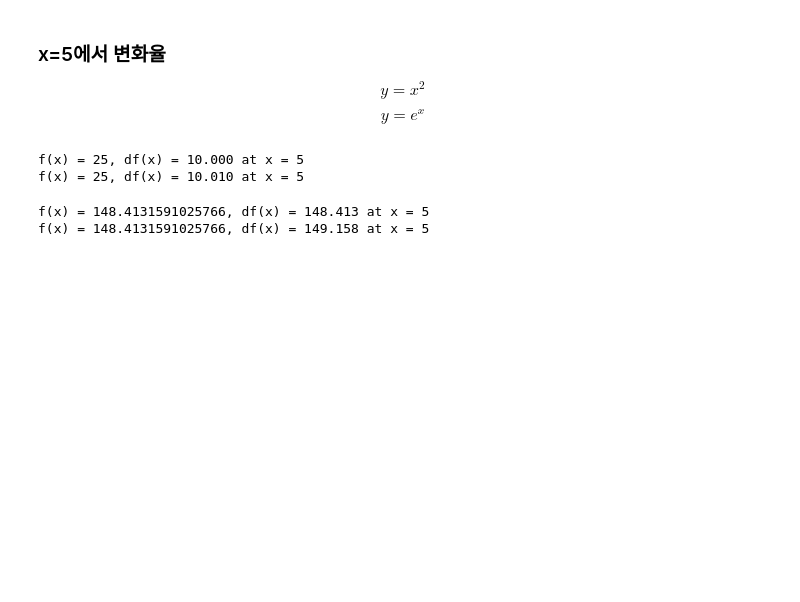
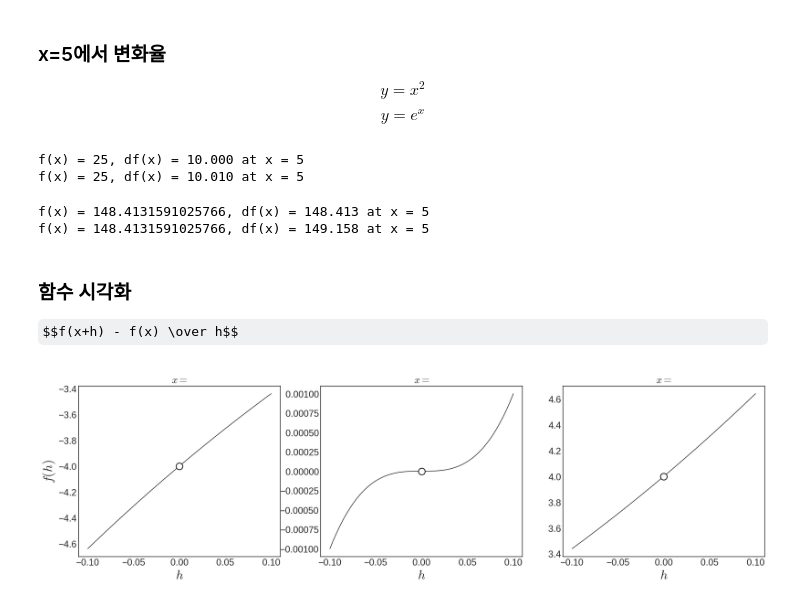
Before and after one commit to chw8207/math_basic, a Jupyter notebook: 변화율과_도함수.ipynb, the cells around one changed output. Cells and saved outputs as stored; diff of their text form; code cells hidden in the pictures; some formulas as TeX source; blank space fills up the shorter version.

```diff
--- a/변화율과_도함수.ipynb
+++ b/변화율과_도함수.ipynb
@@ -34,3 +34,42 @@ print(f'f(x) = {f(x)}, df(x) = {(f(x+0.01)-f(x))/0.01:.3f} at x = {x}')
 # %% [output]
 f(x) = 148.4131591025766, df(x) = 148.413 at x = 5
 f(x) = 148.4131591025766, df(x) = 149.158 at x = 5
+# %% [markdown]
+### 함수 시각화
+$$f(x+h) - f(x) \over h$$
+# %%
+import matplotlib as mpl
+mpl.style.use('bmh')         # 그래프에 사용할 테마 설정
+mpl.style.use('seaborn-white')
+# %%
+import matplotlib.pyplot as plt
+import numpy as np
+
+fig, ax = plt.subplots(1,3, sharex=True)
+fig.set_size_inches(24,6)
+
+f = lambda x : x**4
+
+xs = [-1,0,1]
+ls = ['-','-','-']
+df = lambda h : (f(x+h) - f(x)) / h
+
+h = np.linspace(-0.1,0.1,100)
+
+for i,x in enumerate(xs) :
+  ax[i].plot(h, df(h), lw=1, color='k')
+  ax[i].plot(0, df(0.00001), 'o', markersize=13, markerfacecolor='w',
+             markeredgewidth=1.5, markeredgecolor='k')
+  ax[i].set_title(r'$x = $'.format(x), fontsize=20)
+  ax[i].set_xlabel(R'$h$', fontsize=25)
+
+  if i == 0 :
+    ax[i].set_ylabel(r'$f(h)$', fontsize=25)
+
+  ax[i].xaxis.set_tick_params(labelsize=18)
+  ax[i].yaxis.set_tick_params(labelsize=18)
+
+
+plt.show()
+# %% [output]
+[figure, added]
```
